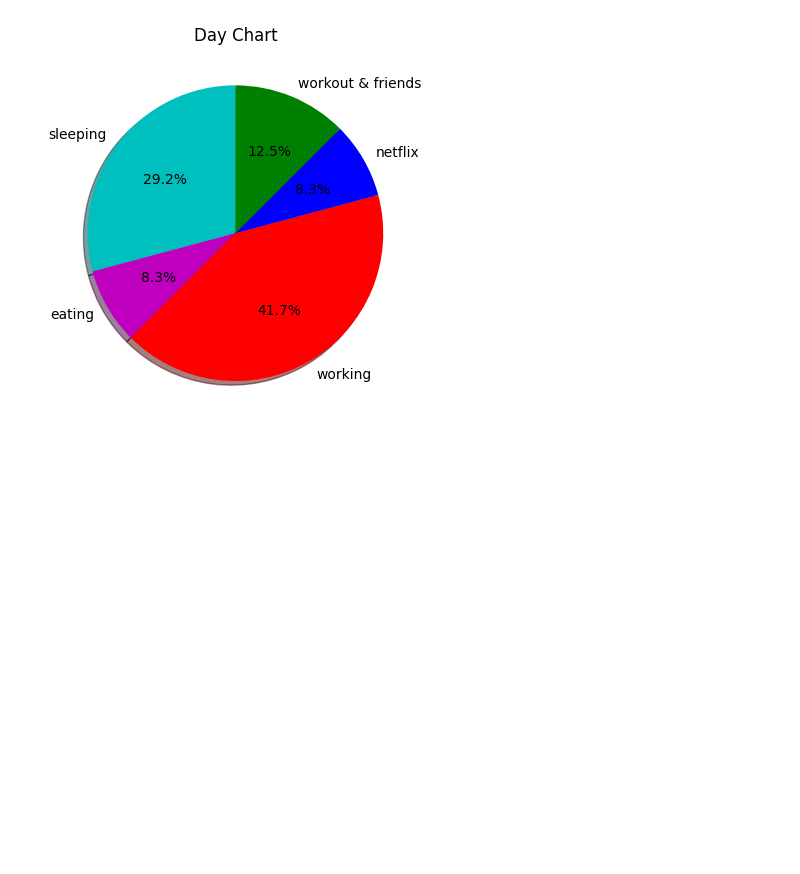
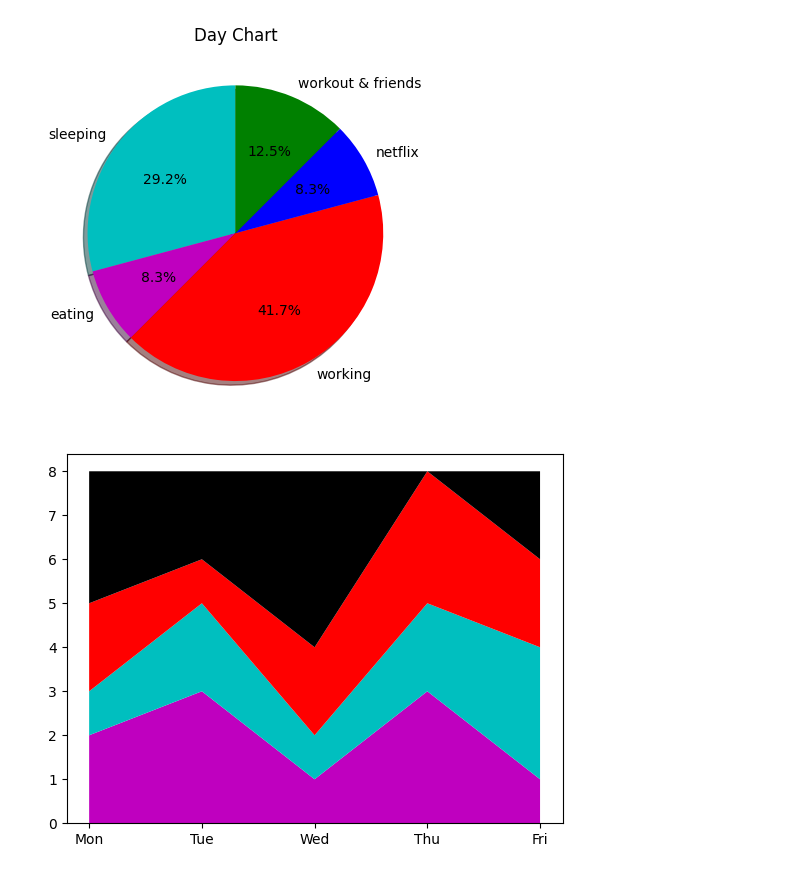
Before and after one commit to Parish350/Data-Science-With-Python, a Jupyter notebook: sample6.ipynb, the cells around one changed output. Saved outputs shown, nothing was run; the diff lists cells and outputs as text; code cells hidden in the pictures; blank space fills up the shorter version.

```diff
--- a/sample6.ipynb
+++ b/sample6.ipynb
@@ -70,3 +70,13 @@ plt.title("Day Chart")
 plt.show()
 # %% [output]
 [figure]
+# %%
+days = ["Mon","Tue","Wed","Thu","Fri"]
+languages = [2,3,1,3,1]
+sciences = [1,2,1,2,3]
+math = [2,1,2,3,2]
+others = [3,2,4,0,2]
+plt.stackplot(days, languages, sciences, math, others, colors = ['m','c','r','k'],labels = ["Language","Sciences","Math","Others"])
+plt.show()
+# %% [output]
+[figure, added]
```
